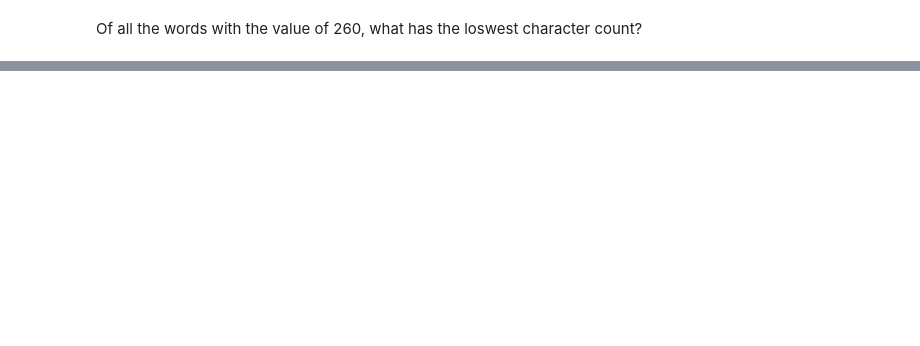
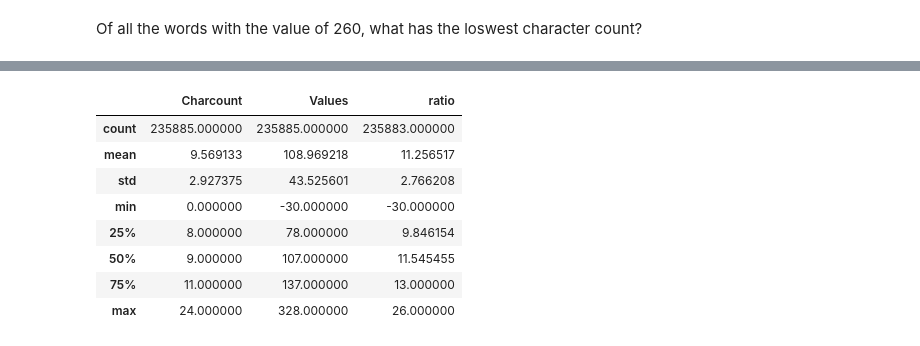
Before and after one commit to Saeswar/AI-ML-AVANTHI-SAESWAR, a Jupyter notebook: English_Words_EDA.ipynb, the cells around one changed output, grey strips where cells are left out. Cells and saved outputs as stored; diff of their text form; code cells hidden in the pictures; blank space fills up the shorter version.

```diff
--- a/English_Words_EDA.ipynb
+++ b/English_Words_EDA.ipynb
@@ -175,0 +340,12 @@ Of all the words with the value of 260, what has the loswest character count?
+# %%
+df.describe()
+# %% [output]
+|  | Charcount | Values | ratio |
+| count | 235885.000000 | 235885.000000 | 235883.000000 |
+| mean | 9.569133 | 108.969218 | 11.256517 |
+| std | 2.927375 | 43.525601 | 2.766208 |
+| min | 0.000000 | -30.000000 | -30.000000 |
+| 25% | 8.000000 | 78.000000 | 9.846154 |
+| 50% | 9.000000 | 107.000000 | 11.545455 |
+| 75% | 11.000000 | 137.000000 | 13.000000 |
+| max | 24.000000 | 328.000000 | 26.000000 |
```
Also changed, not shown: parts of 19 cells of this notebook.
